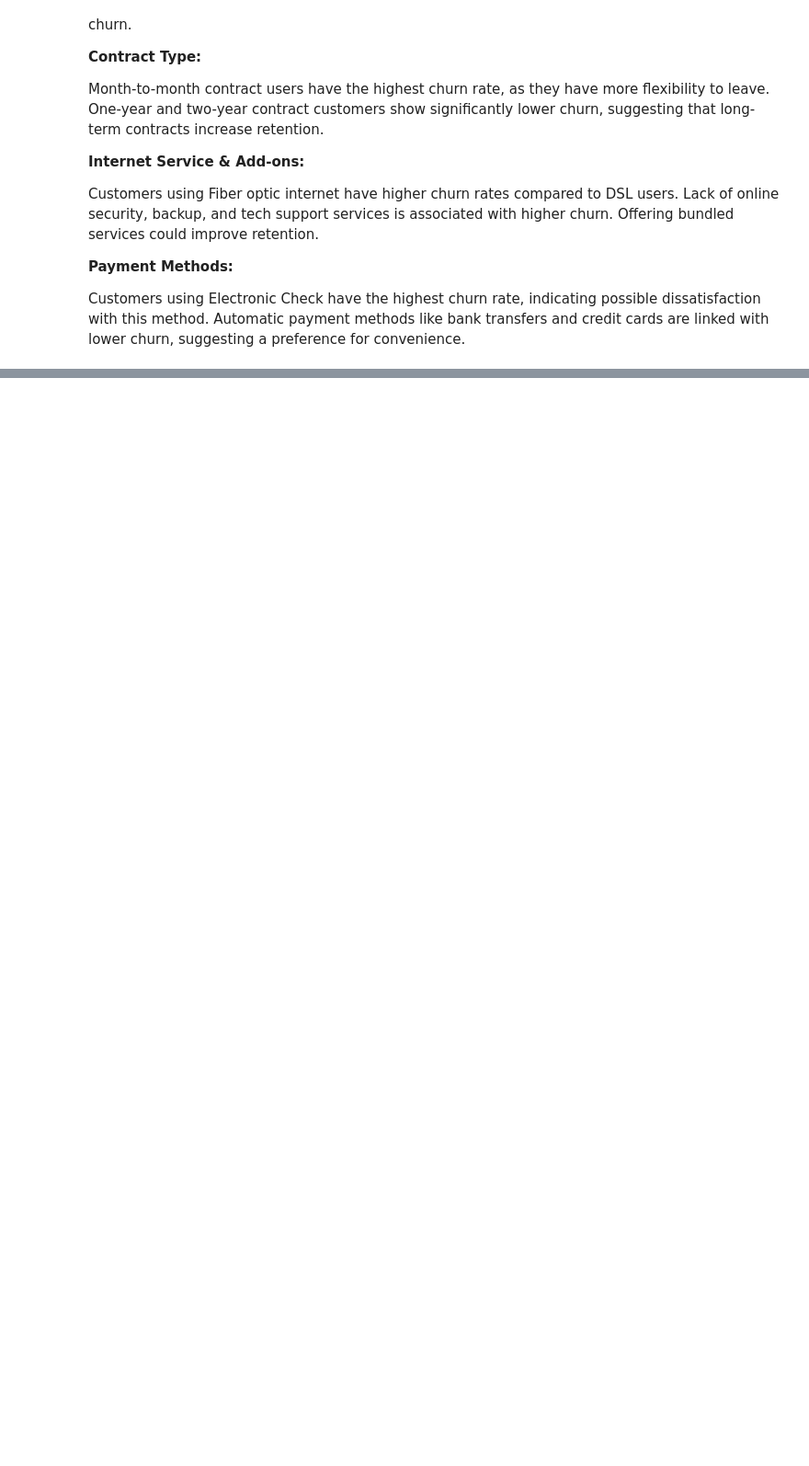
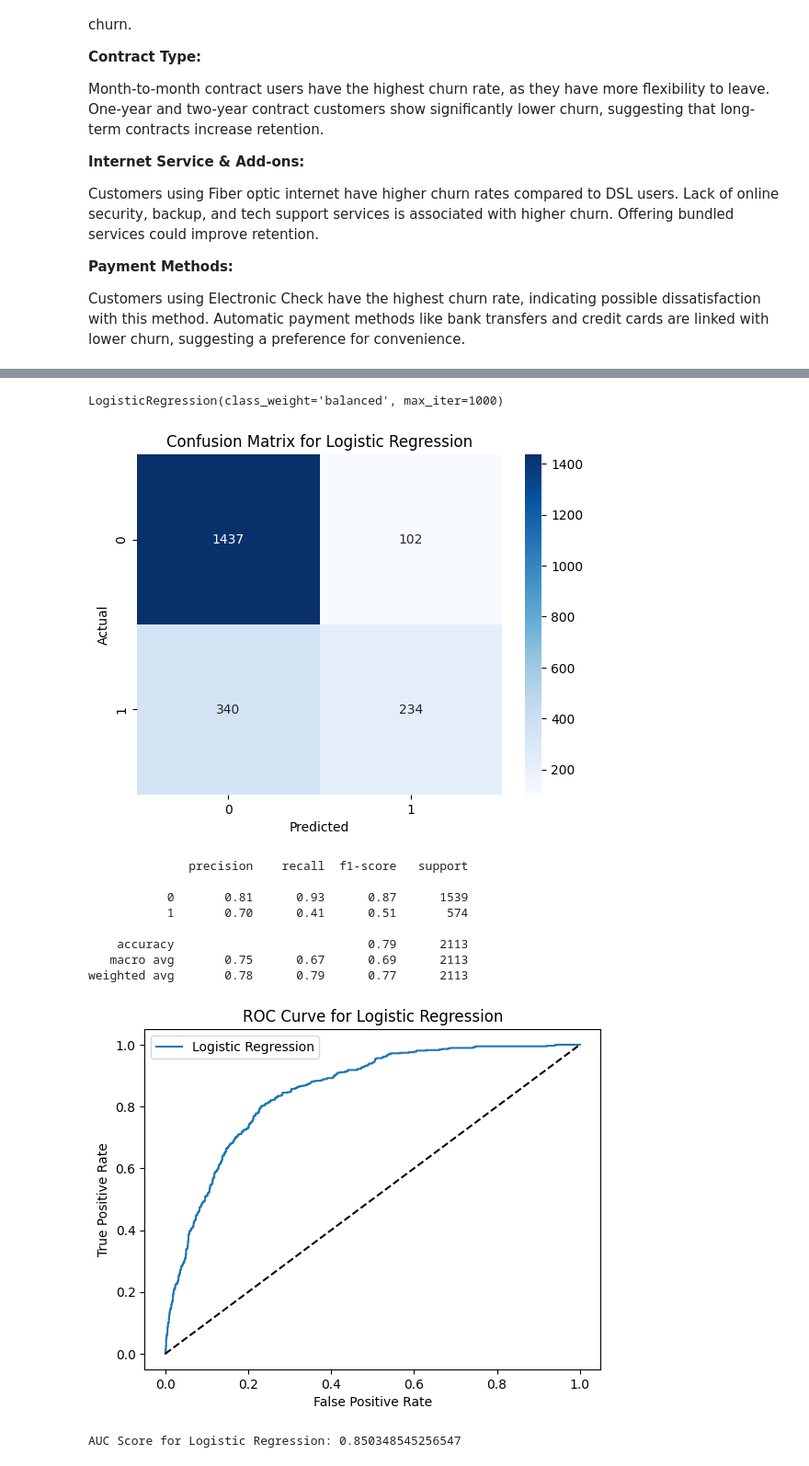
Before and after one commit to kinjalraval2225/Master_project, a Jupyter notebook: Telco_Chrun.ipynb, the cells around one changed output, grey strips where cells are left out. Shown at 92% size. Cells and saved outputs as stored; diff of their text form; code cells hidden in the pictures; blank space fills up the shorter version.

Commit message:
Model building – Trained LogReg, RF, and XGBoost models [3rd–17th Mar]

```diff
--- a/Telco_Chrun.ipynb
+++ b/Telco_Chrun.ipynb
@@ -372,0 +406,51 @@ Customers using Electronic Check have the highest churn rate, indicating possibl
+# %%
+X_train, X_test, y_train, y_test = train_test_split(X, y, test_size=0.3, random_state=42)
+# %%
+scaler = StandardScaler()
+X_train = scaler.fit_transform(X_train)
+X_test = scaler.transform(X_test)
+# %%
+log_reg = LogisticRegression(class_weight='balanced', max_iter=1000)
+log_reg.fit(X_train, y_train)
+# %% [output]
+LogisticRegression(class_weight='balanced', max_iter=1000)
+# %%
+y_pred_log_reg = log_reg.predict(X_test)
+# %%
+# Confusion Matrix
+conf_matrix = confusion_matrix(y_test, y_pred_log_reg)
+sns.heatmap(conf_matrix, annot=True, fmt='d', cmap='Blues')
+plt.title('Confusion Matrix for Logistic Regression')
+plt.xlabel('Predicted')
+plt.ylabel('Actual')
+plt.show()
+
+# Classification Report
+print(classification_report(y_test, y_pred_log_reg))
+
+# ROC Curve
+y_pred_prob_log_reg = log_reg.predict_proba(X_test)[:, 1]
+fpr, tpr, thresholds = roc_curve(y_test, y_pred_prob_log_reg)
+plt.plot(fpr, tpr, label='Logistic Regression')
+plt.plot([0, 1], [0, 1], 'k--')
+plt.xlabel('False Positive Rate')
+plt.ylabel('True Positive Rate')
+plt.title('ROC Curve for Logistic Regression')
+plt.legend()
+plt.show()
+
+# AUC Score
+auc_score = roc_auc_score(y_test, y_pred_prob_log_reg)
+print(f'AUC Score for Logistic Regression: {auc_score}')
+# %% [output]
+[figure, added]
+              precision    recall  f1-score   support
+
+           0       0.81      0.93      0.87      1539
+           1       0.70      0.41      0.51       574
+
+    accuracy                           0.79      2113
+   macro avg       0.75      0.67      0.69      2113
+weighted avg       0.78      0.79      0.77      2113
+[figure, added]
+AUC Score for Logistic Regression: 0.850348545256547
```
Also changed, not shown: parts of 11 cells of this notebook.
